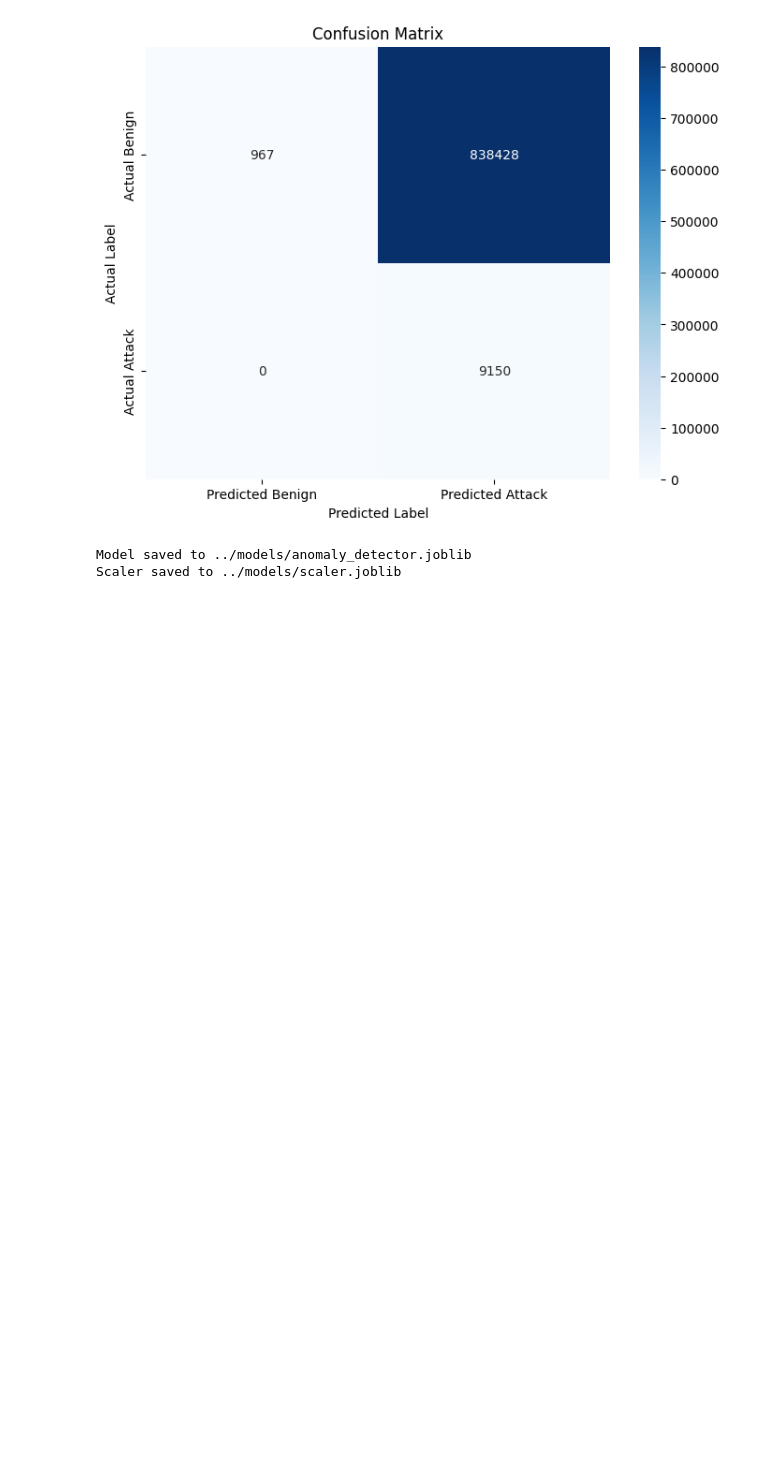
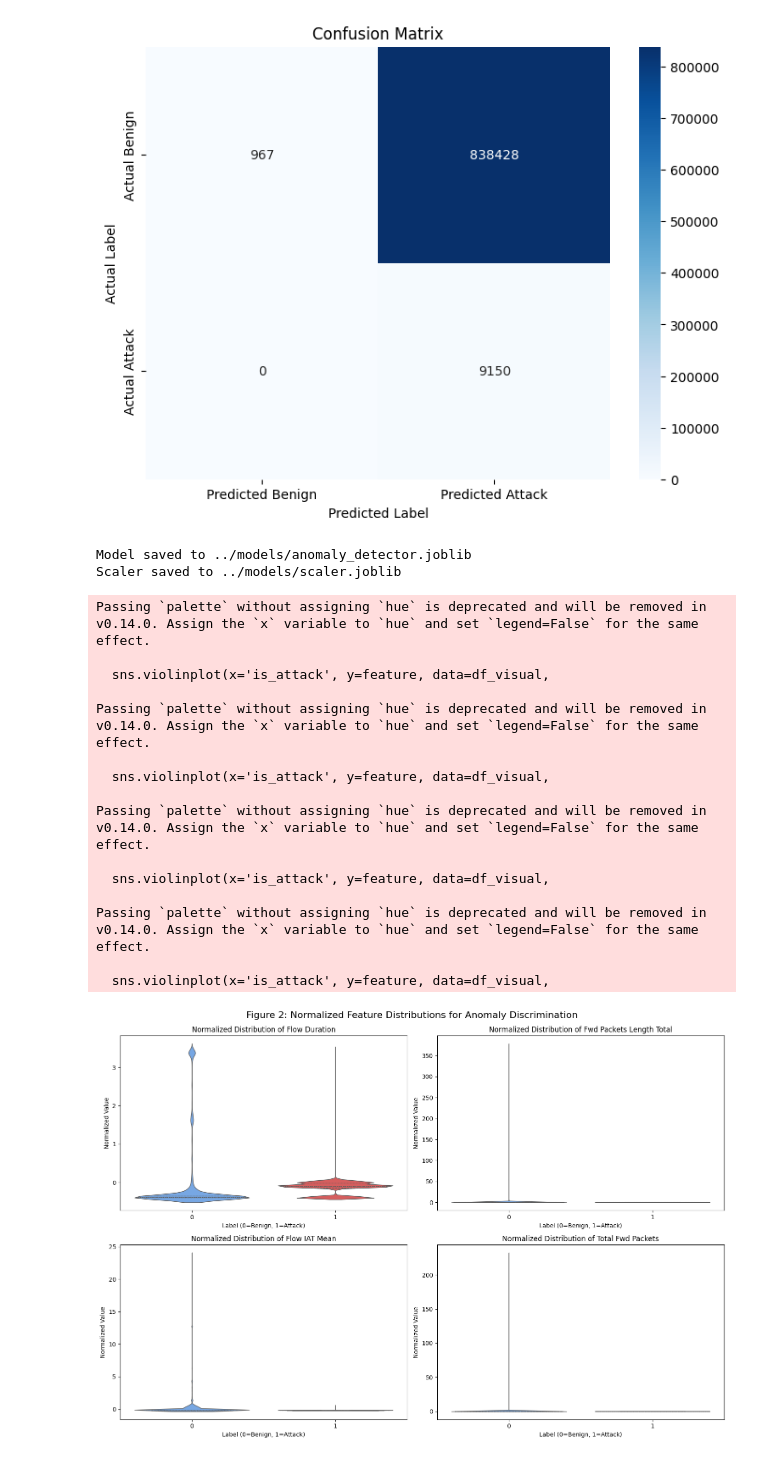
Before and after one commit to TheCodeVirtuoso/Agentic-AI-IDS, a Jupyter notebook: notebooks/1_Data_Exploration.ipynb, the cells around one changed output. Drawn from its saved outputs; the diff is of its cells as text; code cells hidden in the pictures; blank space fills up the shorter version.

```diff
--- a/notebooks/1_Data_Exploration.ipynb
+++ b/notebooks/1_Data_Exploration.ipynb
@@ -306,3 +306,50 @@ print(f"Scaler saved to {scaler_path}")
 # %% [output]
 Model saved to ../models/anomaly_detector.joblib
 Scaler saved to ../models/scaler.joblib
+# %%
+# Cell 22: Feature Distribution Comparison (Benign vs. Attack)
+
+# Select a few key features to visualize the separation of data points
+features_to_plot = [
+    'Flow Duration',
+    'Fwd Packets Length Total',
+    'Flow IAT Mean',
+    'Total Fwd Packets'
+]
+
+df_visual = X_scaled.copy()
+df_visual['is_attack'] = y # Add the attack labels back for visualization
+
+plt.figure(figsize=(15, 10))
+for i, feature in enumerate(features_to_plot):
+    plt.subplot(2, 2, i + 1) # Create a 2x2 grid
+
+    # Use Violin Plot for normalized distribution comparison
+    sns.violinplot(x='is_attack', y=feature, data=df_visual,
+                   palette=['#60a5fa', '#ef4444'], inner='quartile',
+                   linewidth=1, saturation=0.7)
+
+    plt.title(f'Normalized Distribution of {feature}', fontsize=12)
+    plt.xlabel('Label (0=Benign, 1=Attack)', fontsize=10)
+    plt.ylabel('Normalized Value', fontsize=10)
+
+plt.tight_layout()
+plt.suptitle('Figure 2: Normalized Feature Distributions for Anomaly Discrimination', y=1.02, fontsize=16)
+plt.show()
+# %% [output]
+Passing `palette` without assigning `hue` is deprecated and will be removed in v0.14.0. Assign the `x` variable to `hue` and set `legend=False` for the same effect.
+
+  sns.violinplot(x='is_attack', y=feature, data=df_visual,
+
+Passing `palette` without assigning `hue` is deprecated and will be removed in v0.14.0. Assign the `x` variable to `hue` and set `legend=False` for the same effect.
+
+  sns.violinplot(x='is_attack', y=feature, data=df_visual,
+
+Passing `palette` without assigning `hue` is deprecated and will be removed in v0.14.0. Assign the `x` variable to `hue` and set `legend=False` for the same effect.
+
+  sns.violinplot(x='is_attack', y=feature, data=df_visual,
+
+Passing `palette` without assigning `hue` is deprecated and will be removed in v0.14.0. Assign the `x` variable to `hue` and set `legend=False` for the same effect.
+
+  sns.violinplot(x='is_attack', y=feature, data=df_visual,
+[figure, added]
```
Also changed, not shown: parts of 2 cells of this notebook, 14 other files.
